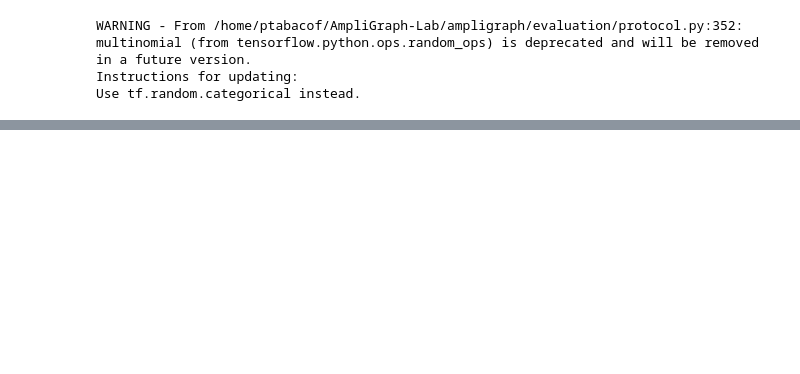
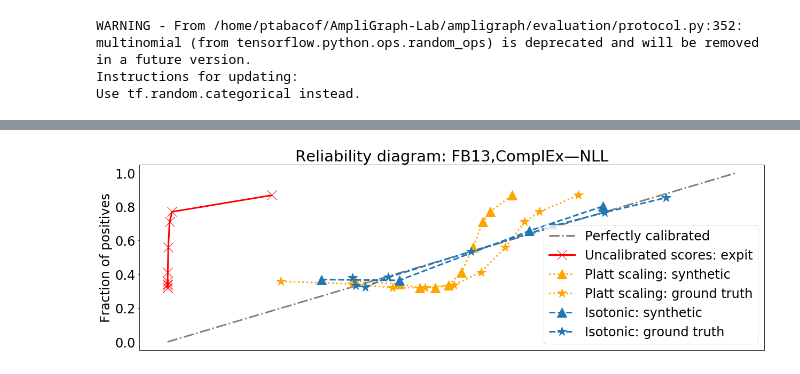
Before and after one commit to Accenture/AmpliGraph, a Jupyter notebook: iclr_paper_notebooks/diagrams/AmpliGraph Calibration Freebase13 Reliability Diagram ComplEx-NLL.ipynb, the cells around one changed output, grey strips where cells are left out. Cells and saved outputs as stored; diff of their text form; code cells hidden in the pictures; blank space fills up the shorter version.

```diff
--- a/iclr_paper_notebooks/diagrams/AmpliGraph Calibration Freebase13 Reliability Diagram ComplEx-NLL.ipynb
+++ b/iclr_paper_notebooks/diagrams/AmpliGraph Calibration Freebase13 Reliability Diagram ComplEx-NLL.ipynb
@@ -163,0 +164,57 @@ plt.tight_layout()
+# %%
+plt.rcParams.update({'font.size': 24, 'axes.titlesize': 29})
+
+fig = plt.figure(figsize=(18, 6))
+ax1 = plt.subplot2grid((1, 1), (0, 0), rowspan=1)
+
+
+ax1.plot([0, 1], [0, 1], "-.", lw=3, color='tab:gray', label="Perfectly calibrated")
+#ax1.grid()
+
+fraction_of_positives, mean_predicted_value = calibration_curve(X['test_labels'],
+                                                                expit(scores), n_bins=10, strategy="quantile")
+ax1.plot(mean_predicted_value, fraction_of_positives, "x-", lw=3,
+         fillstyle='full', color='r', markersize=18,
+         label="Uncalibrated scores: expit")
+
+fraction_of_positives, mean_predicted_value = calibration_curve(X['test_labels'],
+                                                                probas1, n_bins=10, strategy="quantile")
+ax1.plot(mean_predicted_value, fraction_of_positives, "^:", lw=3,
+         fillstyle='full', color='orange', markersize=18,
+         label="Platt scaling: synthetic")
+
+fraction_of_positives, mean_predicted_value = calibration_curve(X['test_labels'],
+                                                                probas2, n_bins=10, strategy="quantile")
+ax1.plot(mean_predicted_value, fraction_of_positives, "*:", lw=3,
+         fillstyle='full', color='orange', markersize=18,
+         label="Platt scaling: ground truth")
+
+fraction_of_positives, mean_predicted_value = calibration_curve(X['test_labels'],
+                                                                probas5, n_bins=6, strategy="quantile")
+ax1.plot(mean_predicted_value, fraction_of_positives, "^--", lw=3,
+         fillstyle='full', color='tab:blue', markersize=18,
+         label="Isotonic: synthetic")
+
+
+fraction_of_positives, mean_predicted_value = calibration_curve(X['test_labels'],
+                                                                probas3, n_bins=10, strategy="quantile")
+ax1.plot(mean_predicted_value, fraction_of_positives, "*--", lw=3,
+         fillstyle='full', color='tab:blue', markersize=18,
+         label="Isotonic: ground truth")
+
+# fraction_of_positives, mean_predicted_value = calibration_curve(X['test_labels'],
+#                                                                 probas4, n_bins=10, strategy="quantile")
+# ax1.plot(mean_predicted_value, fraction_of_positives, "s-", label="calibration_pos_neg_sc")
+
+
+ax1.set_ylabel("Fraction of positives")
+ax1.set_ylim([-0.05, 1.05])
+ax1.legend(loc="lower right")
+ax1.set_title('Reliability diagram: FB13,ComplEx—NLL')
+ax1.set_xticks([])
+
+
+
+plt.tight_layout()
+# %% [output]
+[figure, added]
```
Also changed, not shown: parts of 3 cells of this notebook, 2 other files.
